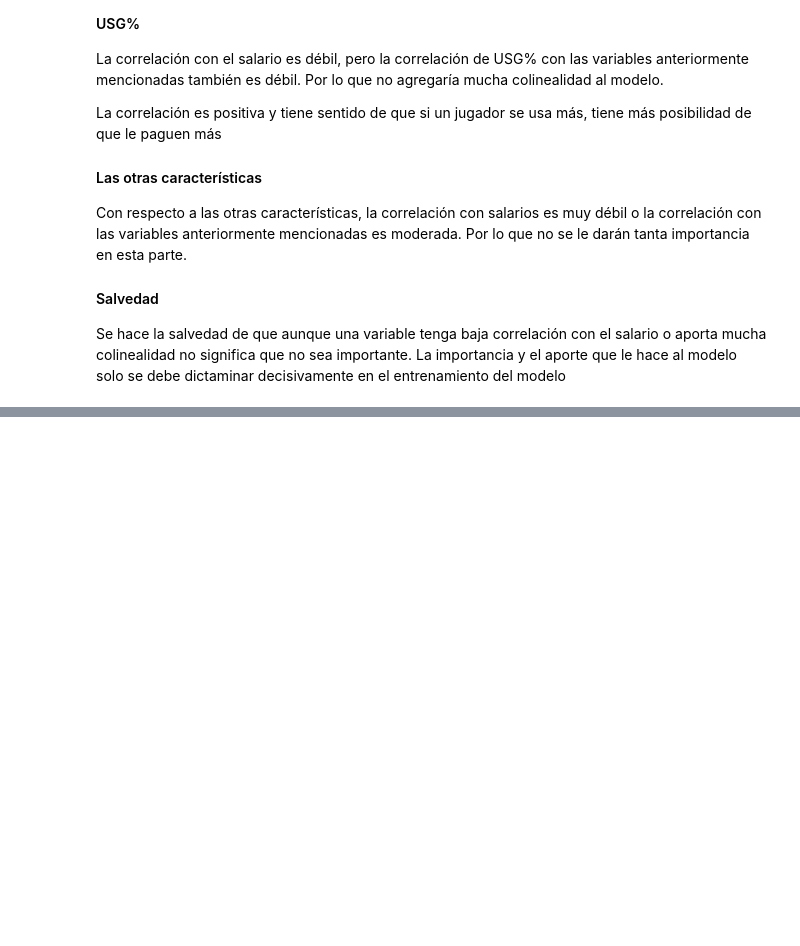
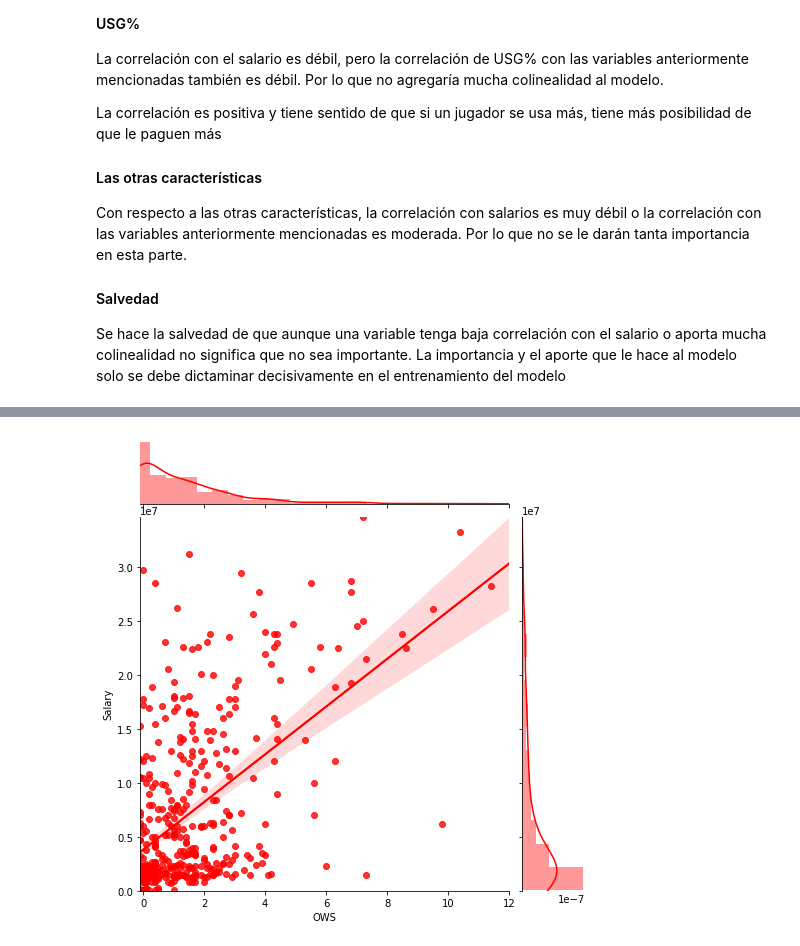
Before and after one commit to StevenMaMei/DataAnalyticsFinalProject, a Jupyter notebook: PrimerEntrega.ipynb, the cells around one changed output, grey strips where cells are left out. Saved outputs shown, nothing was run; the diff lists cells and outputs as text; code cells hidden in the pictures; blank space fills up the shorter version.

```diff
--- a/PrimerEntrega.ipynb
+++ b/PrimerEntrega.ipynb
@@ -484,0 +444,7 @@ Se hace la salvedad de que aunque una variable tenga baja correlación con el sa
+# %%
+g = sns.jointplot(x=data.columns[20], y=data.columns[27], data=data,
+                  kind="reg", truncate=False,
+                  xlim=(-0.1, 12), ylim=(0, 34682550),
+                  color="r", height=7)
+# %% [output]
+[figure, added]
```
Also changed, not shown: parts of 15 cells of this notebook.
